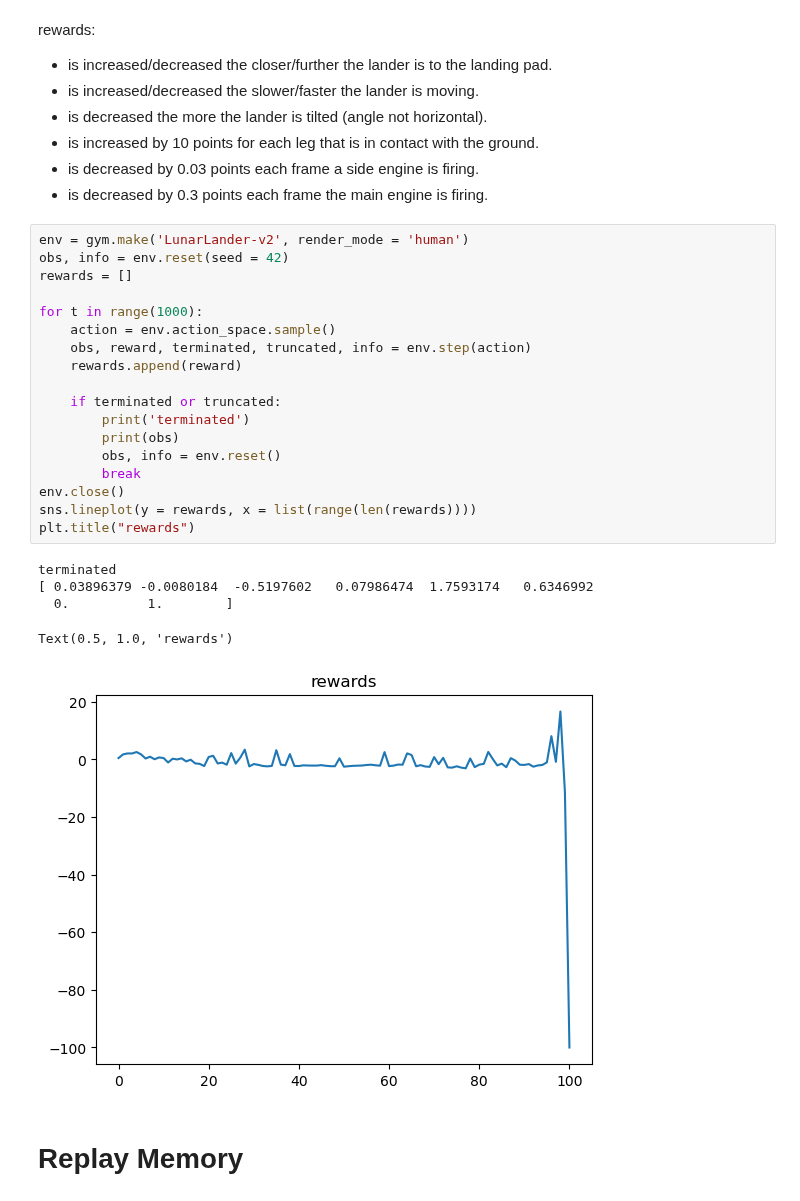
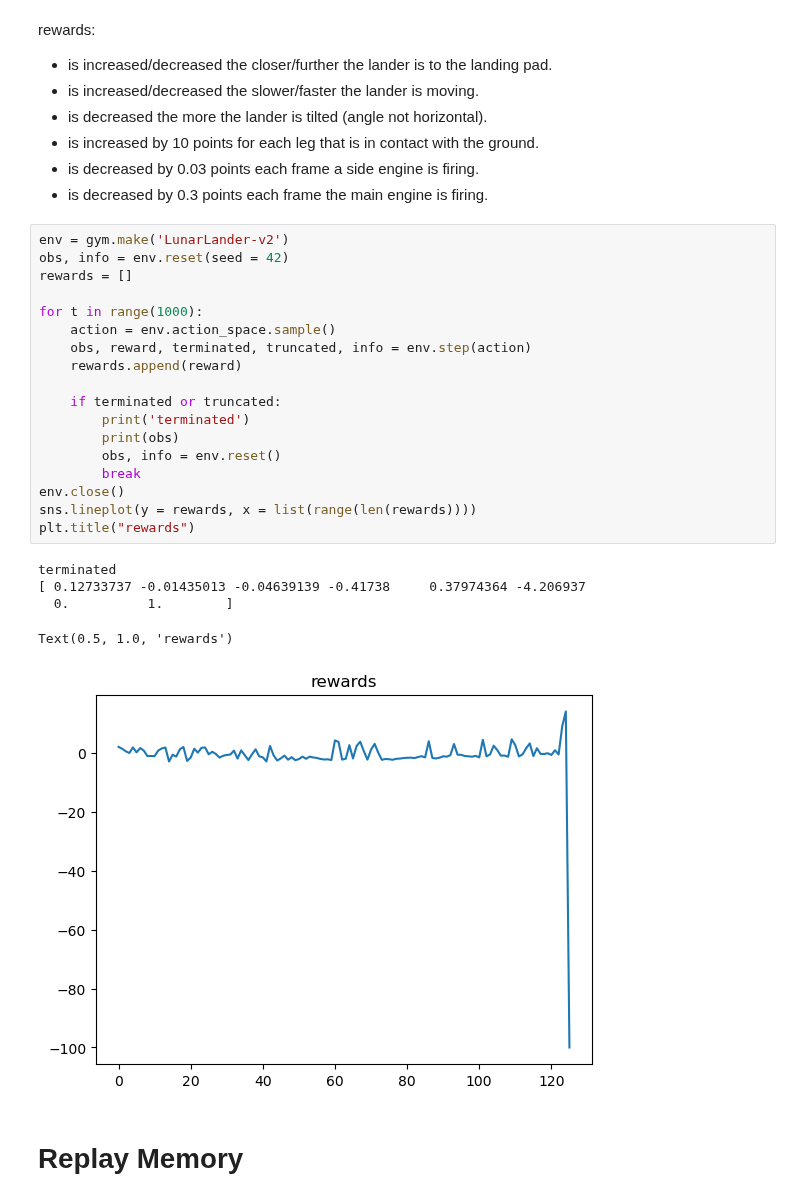
Before and after one commit to jameskn30/NLP_RNN, a Jupyter notebook: Reinforcement Learning/dqn/lunar_lander.ipynb, the cells around one changed output. Drawn from its saved outputs; the diff is of its cells as text.

Commit message:
added lunar landing DQN

```diff
--- a/Reinforcement Learning/dqn/lunar_lander.ipynb
+++ b/Reinforcement Learning/dqn/lunar_lander.ipynb
@@ -48,29 +48,29 @@ rewards:
 - is decreased by 0.03 points each frame a side engine is firing.
 - is decreased by 0.3 points each frame the main engine is firing.
 # %%
-env = gym.make('LunarLander-v2', render_mode = 'human')
+env = gym.make('LunarLander-v2')
 obs, info = env.reset(seed = 42)
 rewards = []
 
 for t in range(1000):
     action = env.action_space.sample()
     obs, reward, terminated, truncated, info = env.step(action)
     rewards.append(reward)
 
     if terminated or truncated:
         print('terminated')
         print(obs)
         obs, info = env.reset()
         break
 env.close()
 sns.lineplot(y = rewards, x = list(range(len(rewards))))
 plt.title("rewards")
 # %% [output]
 terminated
-[ 0.03896379 -0.0080184  -0.5197602   0.07986474  1.7593174   0.6346992
+[ 0.12733737 -0.01435013 -0.04639139 -0.41738     0.37974364 -4.206937
   0.          1.        ]
 Text(0.5, 1.0, 'rewards')
-[figure, old version]
+[figure, new version]
 # %% [markdown]
 # Replay Memory
 # %%
```
Also changed, not shown: parts of 29 cells of this notebook, 3 other files.
